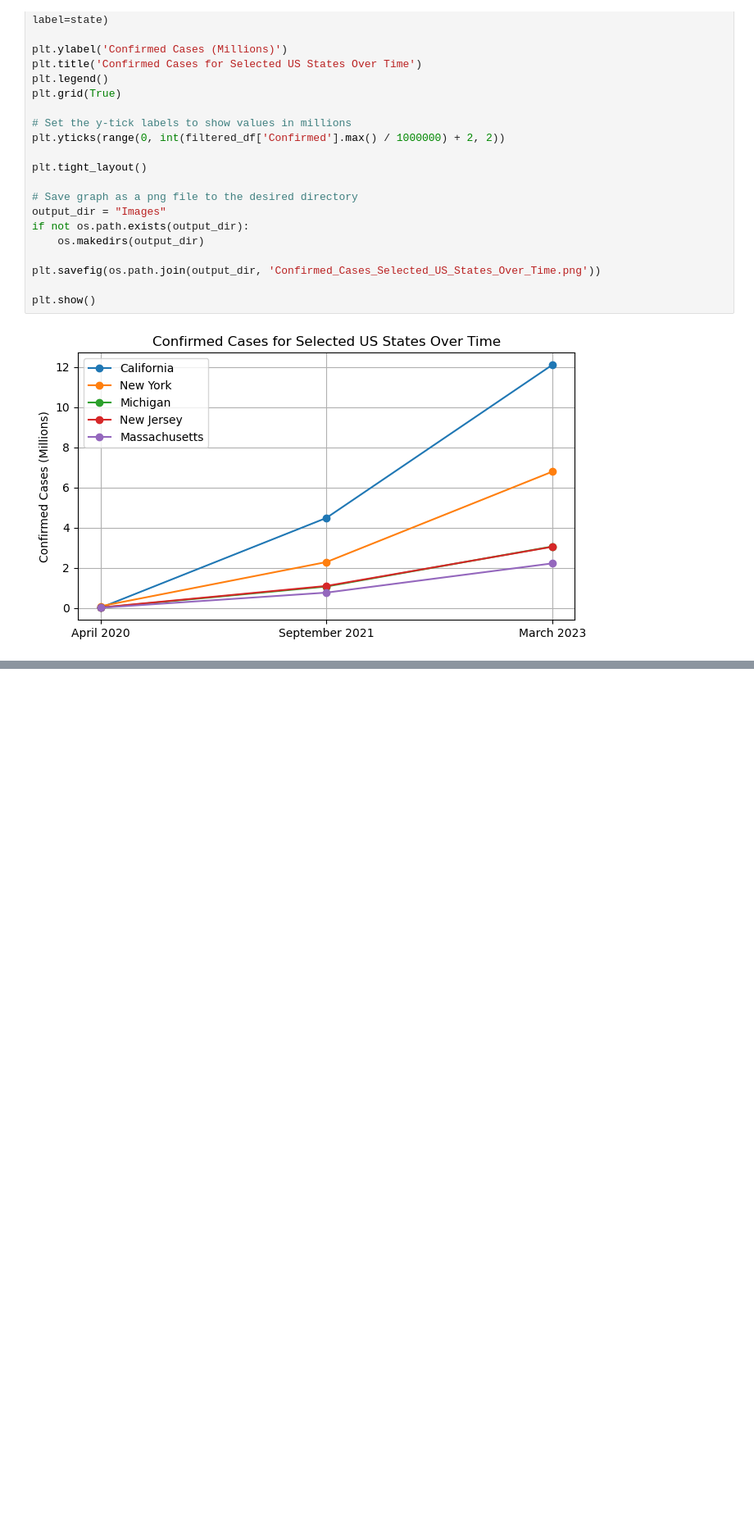
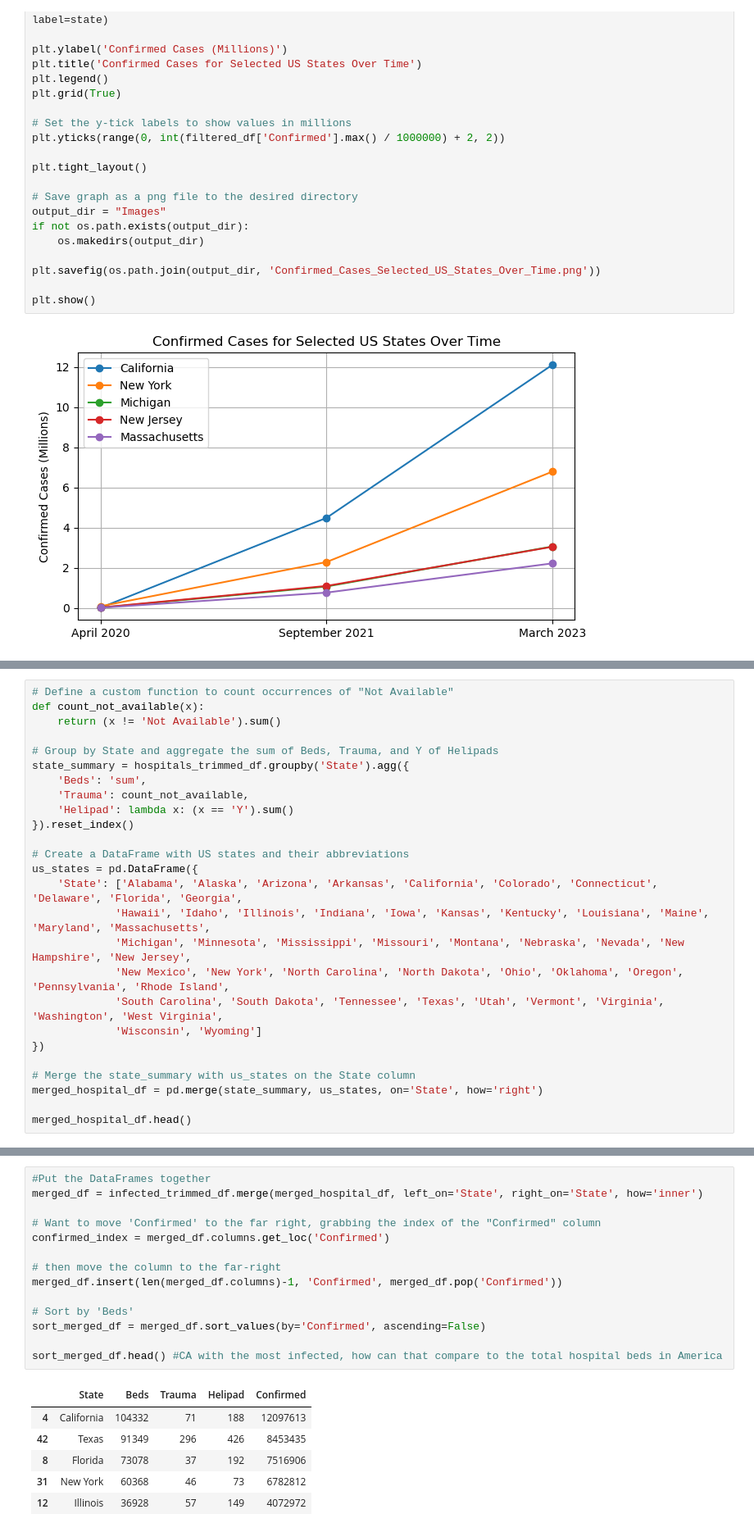
Before and after one commit to jvwastaken/Project-3, a Jupyter notebook: Sean/Resources/Graph_visuals.ipynb, the cells around one changed output, grey strips where cells are left out. Shown at 82% size. Drawn from its saved outputs; the diff is of its cells as text; blank space fills up the shorter version.

```diff
--- a/Sean/Resources/Graph_visuals.ipynb
+++ b/Sean/Resources/Graph_visuals.ipynb
@@ -240,0 +290,26 @@ plt.show()
+# %%
+# Define a custom function to count occurrences of "Not Available"
+def count_not_available(x):
+    return (x != 'Not Available').sum()
+
+# Group by State and aggregate the sum of Beds, Trauma, and Y of Helipads
+state_summary = hospitals_trimmed_df.groupby('State').agg({
+    'Beds': 'sum',
+    'Trauma': count_not_available,
+    'Helipad': lambda x: (x == 'Y').sum()
+}).reset_index()
+
+# Create a DataFrame with US states and their abbreviations
+us_states = pd.DataFrame({
+    'State': ['Alabama', 'Alaska', 'Arizona', 'Arkansas', 'California', 'Colorado', 'Connecticut', 'Delaware', 'Florida', 'Georgia',
+             'Hawaii', 'Idaho', 'Illinois', 'Indiana', 'Iowa', 'Kansas', 'Kentucky', 'Louisiana', 'Maine', 'Maryland', 'Massachusetts',
+             'Michigan', 'Minnesota', 'Mississippi', 'Missouri', 'Montana', 'Nebraska', 'Nevada', 'New Hampshire', 'New Jersey',
+             'New Mexico', 'New York', 'North Carolina', 'North Dakota', 'Ohio', 'Oklahoma', 'Oregon', 'Pennsylvania', 'Rhode Island',
+             'South Carolina', 'South Dakota', 'Tennessee', 'Texas', 'Utah', 'Vermont', 'Virginia', 'Washington', 'West Virginia',
+             'Wisconsin', 'Wyoming']
+})
+
+# Merge the state_summary with us_states on the State column
+merged_hospital_df = pd.merge(state_summary, us_states, on='State', how='right')
+
+merged_hospital_df.head()
@@ -240,0 +323,21 @@ plt.show()
+# %%
+#Put the DataFrames together
+merged_df = infected_trimmed_df.merge(merged_hospital_df, left_on='State', right_on='State', how='inner')
+
+# Want to move 'Confirmed' to the far right, grabbing the index of the "Confirmed" column
+confirmed_index = merged_df.columns.get_loc('Confirmed')
+
+# then move the column to the far-right
+merged_df.insert(len(merged_df.columns)-1, 'Confirmed', merged_df.pop('Confirmed'))
+
+# Sort by 'Beds'
+sort_merged_df = merged_df.sort_values(by='Confirmed', ascending=False)
+
+sort_merged_df.head() #CA with the most infected, how can that compare to the total hospital beds in America
+# %% [output]
+|  | State | Beds | Trauma | Helipad | Confirmed |
+| 4 | California | 104332 | 71 | 188 | 12097613 |
+| 42 | Texas | 91349 | 296 | 426 | 8453435 |
+| 8 | Florida | 73078 | 37 | 192 | 7516906 |
+| 31 | New York | 60368 | 46 | 73 | 6782812 |
+| 12 | Illinois | 36928 | 57 | 149 | 4072972 |
```
Also changed, not shown: parts of 8 cells of this notebook, 2 other files.
